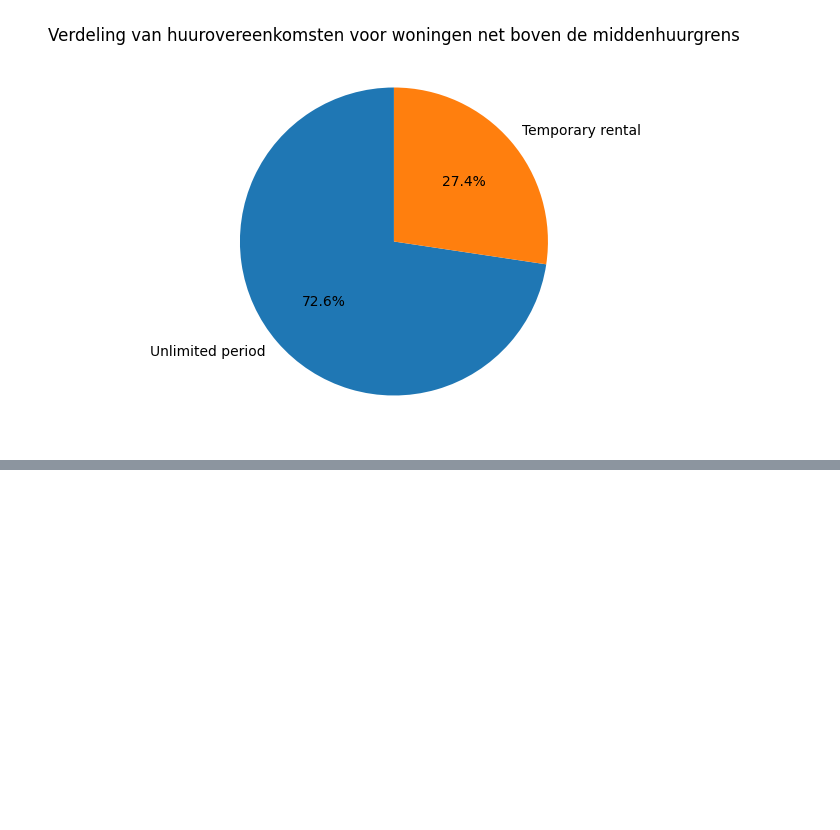
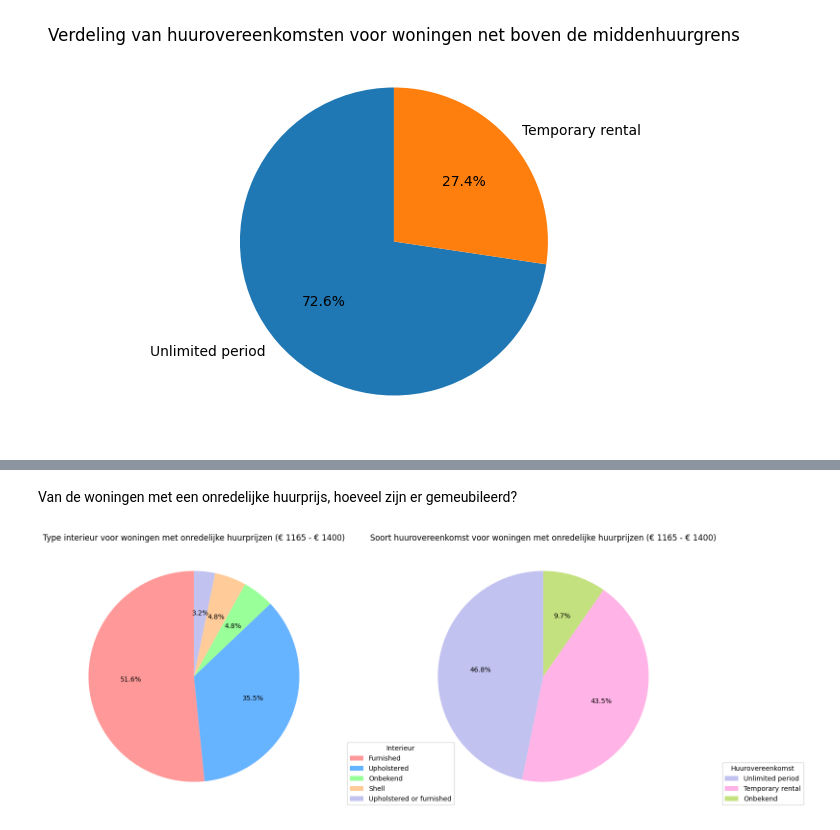
Before and after one commit to gizembrasser/huizenprijzen-volkskrant, a Jupyter notebook: analysis/analysis.ipynb, the cells around one changed output, grey strips where cells are left out. Cells and saved outputs as stored; diff of their text form; code cells hidden in the pictures; blank space fills up the shorter version.

```diff
--- a/analysis/analysis.ipynb
+++ b/analysis/analysis.ipynb
@@ -650,0 +700,24 @@ plt.show()
+# %% [markdown]
+Van de woningen met een onredelijke huurprijs, hoeveel zijn er gemeubileerd?
+# %%
+onredelijke_woningen = checked_boven_middenhuur[checked_boven_middenhuur['Redelijk'] == False]
+
+fig, axes = plt.subplots(1, 2, figsize=(15, 6))
+
+# Distributie van het type interieur van de woning
+interieur_counts = onredelijke_woningen['Interieur'].fillna("Onbekend").value_counts()
+interieur_pie = axes[0].pie(interieur_counts, labels=None, autopct='%1.1f%%', startangle=90, colors=['#ff9999','#66b3ff','#99ff99','#ffcc99', '#c2c2f0'])
+axes[0].set_title("Type interieur voor woningen met onredelijke huurprijzen (€ 1165 - € 1400)")
+axes[0].legend(interieur_pie[0], interieur_counts.index, title="Interieur", loc="lower right", bbox_to_anchor=(1, 0, 0.5, 1))
+
+
+# Distributie van het type huurovereenkomst
+huurovereenkomst_counts = onredelijke_woningen['Huurovereenkomst'].fillna("Onbekend").value_counts()
+huurovereenkomst_pie = axes[1].pie(huurovereenkomst_counts, labels=None, autopct='%1.1f%%', startangle=90, colors=['#c2c2f0','#ffb3e6','#c4e17f'])
+axes[1].set_title("Soort huurovereenkomst voor woningen met onredelijke huurprijzen (€ 1165 - € 1400)")
+axes[1].legend(huurovereenkomst_pie[0], huurovereenkomst_counts.index, title="Huurovereenkomst", loc="lower right", bbox_to_anchor=(1, 0, 0.5, 1))
+
+plt.tight_layout()
+plt.show()
+# %% [output]
+[figure, added]
```
Also changed, not shown: parts of 5 cells of this notebook, 3 other files.
